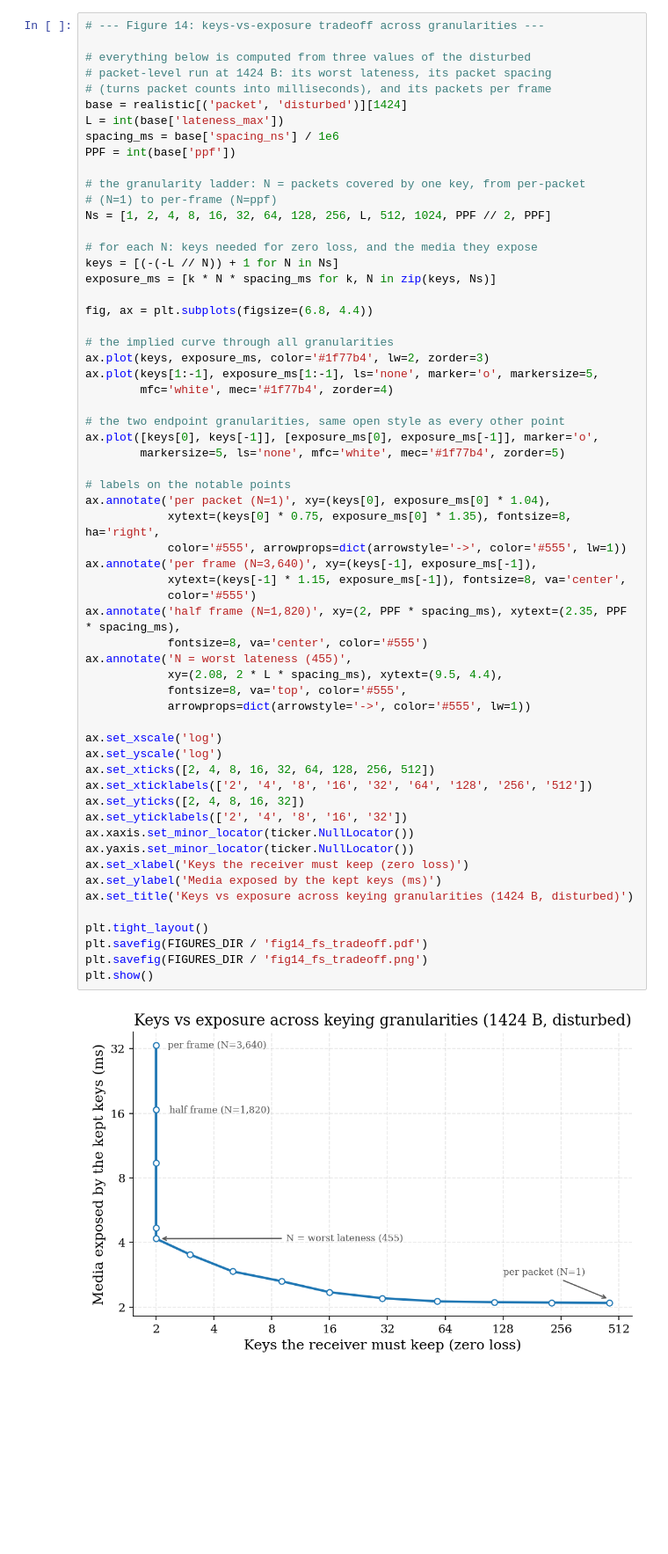
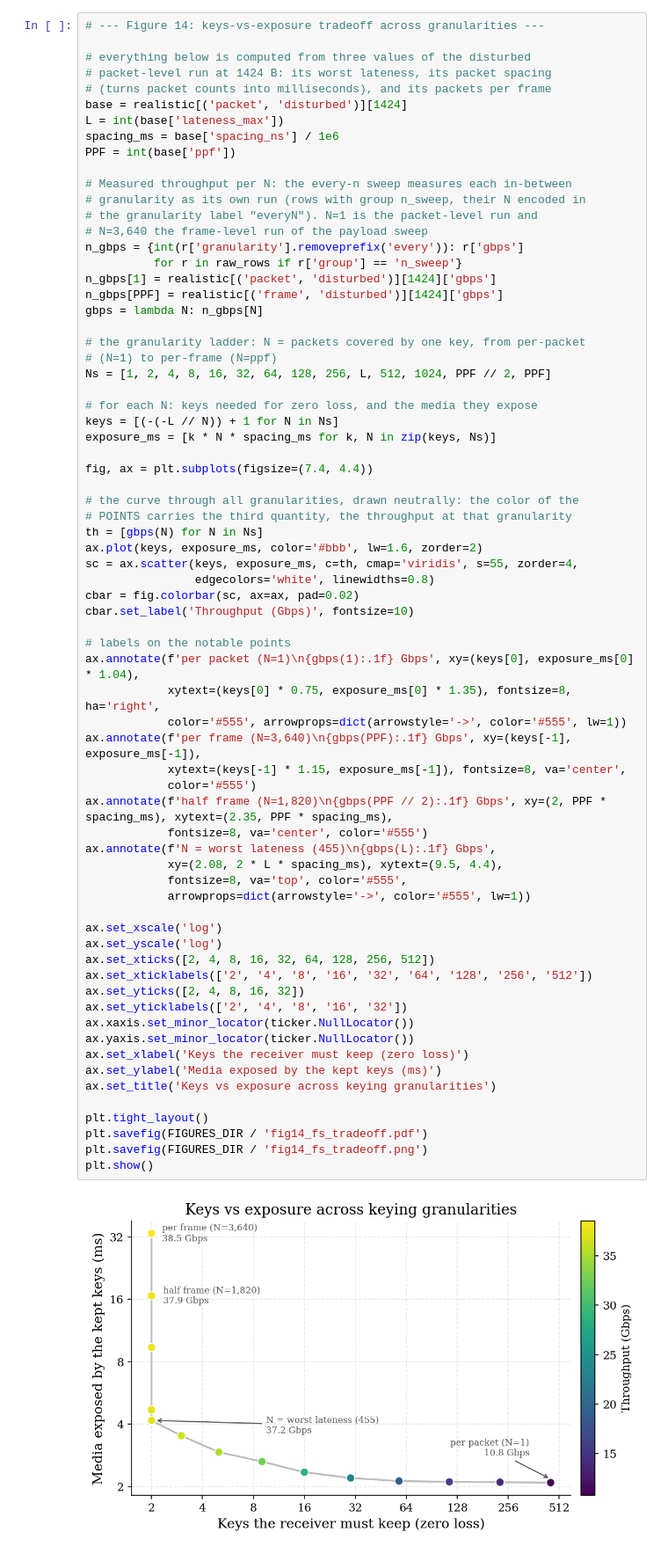
Before and after one commit to spring-epfl/SafeCast, a Jupyter notebook: figures_from_benches.ipynb, the cells around one changed output. Shown at 88% size. Saved outputs shown, nothing was run; the diff lists cells and outputs as text; blank space fills up the shorter version.

Commit message:
throughput inside keys vs exposure figure

```diff
--- a/figures_from_benches.ipynb
+++ b/figures_from_benches.ipynb
@@ -1678,6 +1683,16 @@ L = int(base['lateness_max'])
 spacing_ms = base['spacing_ns'] / 1e6
 PPF = int(base['ppf'])
 
+# Measured throughput per N: the every-n sweep measures each in-between
+# granularity as its own run (rows with group n_sweep, their N encoded in
+# the granularity label "everyN"). N=1 is the packet-level run and
+# N=3,640 the frame-level run of the payload sweep
+n_gbps = {int(r['granularity'].removeprefix('every')): r['gbps']
+          for r in raw_rows if r['group'] == 'n_sweep'}
+n_gbps[1] = realistic[('packet', 'disturbed')][1424]['gbps']
+n_gbps[PPF] = realistic[('frame', 'disturbed')][1424]['gbps']
+gbps = lambda N: n_gbps[N]
+
 # the granularity ladder: N = packets covered by one key, from per-packet
 # (N=1) to per-frame (N=ppf)
 Ns = [1, 2, 4, 8, 16, 32, 64, 128, 256, L, 512, 1024, PPF // 2, PPF]
@@ -1686,46 +1701,46 @@ Ns = [1, 2, 4, 8, 16, 32, 64, 128, 256, L, 512, 1024, PPF // 2, PPF]
 keys = [(-(-L // N)) + 1 for N in Ns]
 exposure_ms = [k * N * spacing_ms for k, N in zip(keys, Ns)]
 
-fig, ax = plt.subplots(figsize=(6.8, 4.4))
+fig, ax = plt.subplots(figsize=(7.4, 4.4))
 
-# the implied curve through all granularities
-ax.plot(keys, exposure_ms, color='#1f77b4', lw=2, zorder=3)
-ax.plot(keys[1:-1], exposure_ms[1:-1], ls='none', marker='o', markersize=5,
-        mfc='white', mec='#1f77b4', zorder=4)
-
-# the two endpoint granularities, same open style as every other point
-ax.plot([keys[0], keys[-1]], [exposure_ms[0], exposure_ms[-1]], marker='o',
-        markersize=5, ls='none', mfc='white', mec='#1f77b4', zorder=5)
+# the curve through all granularities, drawn neutrally: the color of the
+# POINTS carries the third quantity, the throughput at that granularity
+th = [gbps(N) for N in Ns]
+ax.plot(keys, exposure_ms, color='#bbb', lw=1.6, zorder=2)
+sc = ax.scatter(keys, exposure_ms, c=th, cmap='viridis', s=55, zorder=4,
+                edgecolors='white', linewidths=0.8)
+cbar = fig.colorbar(sc, ax=ax, pad=0.02)
+cbar.set_label('Throughput (Gbps)', fontsize=10)
 
 # labels on the notable points
-ax.annotate('per packet (N=1)', xy=(keys[0], exposure_ms[0] * 1.04),
+ax.annotate(f'per packet (N=1)\n{gbps(1):.1f} Gbps', xy=(keys[0], exposure_ms[0] * 1.04),
             xytext=(keys[0] * 0.75, exposure_ms[0] * 1.35), fontsize=8, ha='right',
             color='#555', arrowprops=dict(arrowstyle='->', color='#555', lw=1))
-ax.annotate('per frame (N=3,640)', xy=(keys[-1], exposure_ms[-1]),
+ax.annotate(f'per frame (N=3,640)\n{gbps(PPF):.1f} Gbps', xy=(keys[-1], exposure_ms[-1]),
             xytext=(keys[-1] * 1.15, exposure_ms[-1]), fontsize=8, va='center',
             color='#555')
-ax.annotate('half frame (N=1,820)', xy=(2, PPF * spacing_ms), xytext=(2.35, PPF * spacing_ms),
+ax.annotate(f'half frame (N=1,820)\n{gbps(PPF // 2):.1f} Gbps', xy=(2, PPF * spacing_ms), xytext=(2.35, PPF * spacing_ms),
             fontsize=8, va='center', color='#555')
-ax.annotate('N = worst lateness (455)',
+ax.annotate(f'N = worst lateness (455)\n{gbps(L):.1f} Gbps',
             xy=(2.08, 2 * L * spacing_ms), xytext=(9.5, 4.4),
             fontsize=8, va='top', color='#555',
             arrowprops=dict(arrowstyle='->', color='#555', lw=1))
 
 ax.set_xscale('log')
 ax.set_yscale('log')
 ax.set_xticks([2, 4, 8, 16, 32, 64, 128, 256, 512])
 ax.set_xticklabels(['2', '4', '8', '16', '32', '64', '128', '256', '512'])
 ax.set_yticks([2, 4, 8, 16, 32])
 ax.set_yticklabels(['2', '4', '8', '16', '32'])
 ax.xaxis.set_minor_locator(ticker.NullLocator())
 ax.yaxis.set_minor_locator(ticker.NullLocator())
 ax.set_xlabel('Keys the receiver must keep (zero loss)')
 ax.set_ylabel('Media exposed by the kept keys (ms)')
-ax.set_title('Keys vs exposure across keying granularities (1424 B, disturbed)')
+ax.set_title('Keys vs exposure across keying granularities')
 
 plt.tight_layout()
 plt.savefig(FIGURES_DIR / 'fig14_fs_tradeoff.pdf')
 plt.savefig(FIGURES_DIR / 'fig14_fs_tradeoff.png')
 plt.show()
 # %% [output]
-[figure, old version]
+[figure, new version]
```
Also changed, not shown: parts of 3 cells of this notebook, 2 other files.
